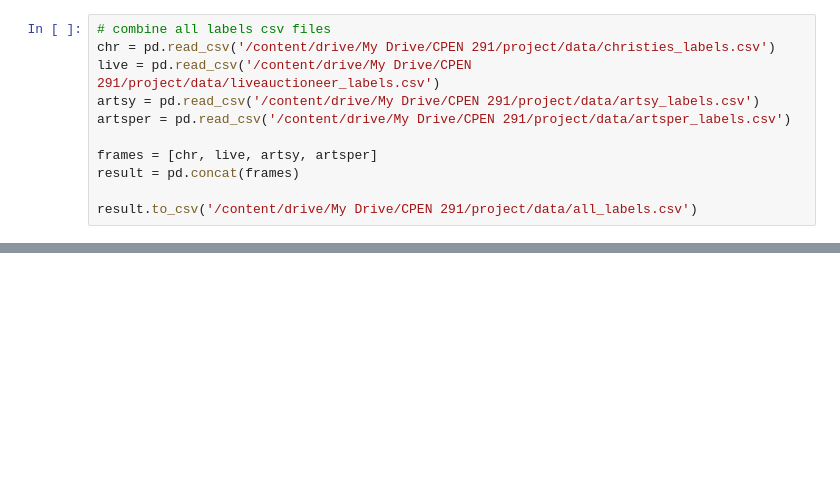
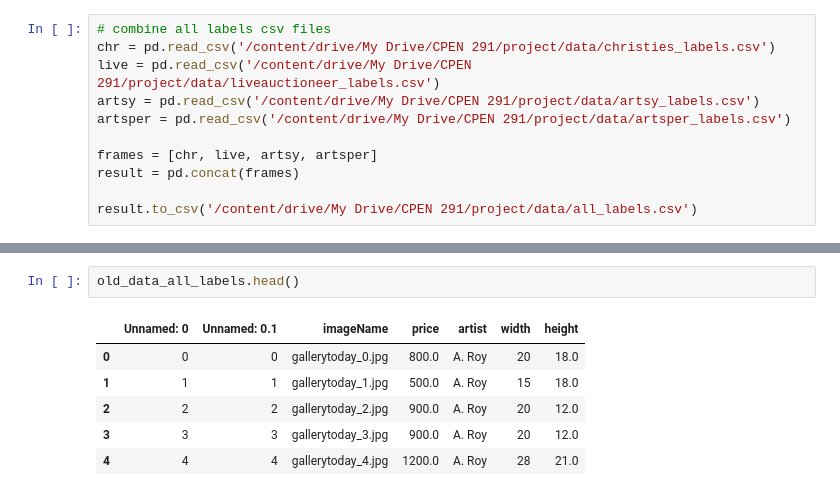
Before and after one commit to dpither/contemporary-art-price-prediction-mirror, a Jupyter notebook: ml-component/data-gathering/DataOrgainization.ipynb, the cells around one changed output, grey strips where cells are left out. Drawn from its saved outputs; the diff is of its cells as text; blank space fills up the shorter version.

```diff
--- a/ml-component/data-gathering/DataOrgainization.ipynb
+++ b/ml-component/data-gathering/DataOrgainization.ipynb
@@ -159,0 +415,9 @@ result.to_csv('/content/drive/My Drive/CPEN 291/project/data/all_labels.csv')
+# %%
+old_data_all_labels.head()
+# %% [output]
+|  | Unnamed: 0 | Unnamed: 0.1 | imageName | price | artist | width | height |
+| 0 | 0 | 0 | gallerytoday_0.jpg | 800.0 | A. Roy | 20 | 18.0 |
+| 1 | 1 | 1 | gallerytoday_1.jpg | 500.0 | A. Roy | 15 | 18.0 |
+| 2 | 2 | 2 | gallerytoday_2.jpg | 900.0 | A. Roy | 20 | 12.0 |
+| 3 | 3 | 3 | gallerytoday_3.jpg | 900.0 | A. Roy | 20 | 12.0 |
+| 4 | 4 | 4 | gallerytoday_4.jpg | 1200.0 | A. Roy | 28 | 21.0 |
```
Also changed, not shown: parts of 35 cells of this notebook, 6 other files.
